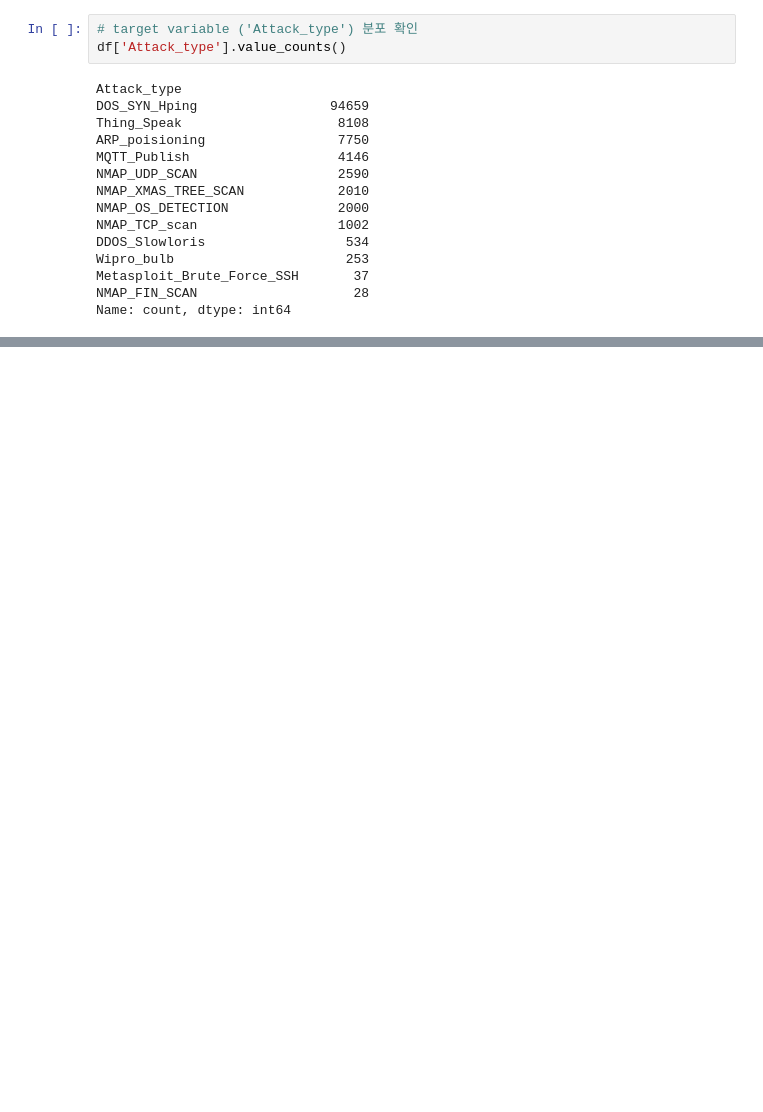
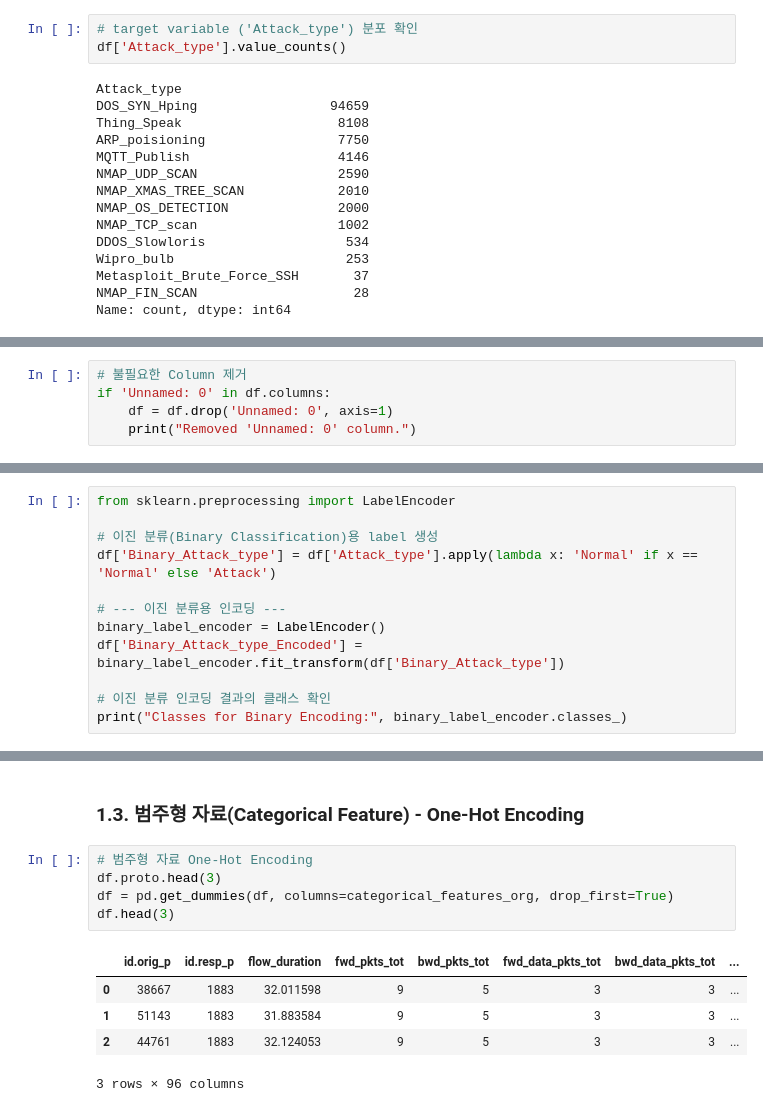
Before and after one commit to Basic-Track-Team5/term-project, a Jupyter notebook: main.ipynb, the cells around one changed output, grey strips where cells are left out. Cells and saved outputs as stored; diff of their text form; blank space fills up the shorter version.

```diff
--- a/main.ipynb
+++ b/main.ipynb
@@ -114,0 +199,5 @@ plt.show()
+# %%
+# 불필요한 Column 제거
+if 'Unnamed: 0' in df.columns:
+    df = df.drop('Unnamed: 0', axis=1)
+    print("Removed 'Unnamed: 0' column.")
@@ -114,0 +208,12 @@ plt.show()
+# %%
+from sklearn.preprocessing import LabelEncoder
+
+# 이진 분류(Binary Classification)용 label 생성
+df['Binary_Attack_type'] = df['Attack_type'].apply(lambda x: 'Normal' if x == 'Normal' else 'Attack')
+
+# --- 이진 분류용 인코딩 ---
+binary_label_encoder = LabelEncoder()
+df['Binary_Attack_type_Encoded'] = binary_label_encoder.fit_transform(df['Binary_Attack_type'])
+
+# 이진 분류 인코딩 결과의 클래스 확인
+print("Classes for Binary Encoding:", binary_label_encoder.classes_)
@@ -114,0 +233,13 @@ plt.show()
+# %% [markdown]
+### 1.3. 범주형 자료(Categorical Feature) - One-Hot Encoding
+# %%
+# 범주형 자료 One-Hot Encoding
+df.proto.head(3)
+df = pd.get_dummies(df, columns=categorical_features_org, drop_first=True)
+df.head(3)
+# %% [output]
+|  | id.orig_p | id.resp_p | flow_duration | fwd_pkts_tot | bwd_pkts_tot | fwd_data_pkts_tot | bwd_data_pkts_tot | ... |
+| 0 | 38667 | 1883 | 32.011598 | 9 | 5 | 3 | 3 | ... |
+| 1 | 51143 | 1883 | 31.883584 | 9 | 5 | 3 | 3 | ... |
+| 2 | 44761 | 1883 | 32.124053 | 9 | 5 | 3 | 3 | ... |
+3 rows × 96 columns
```
Also changed, not shown: parts of 23 cells of this notebook.
